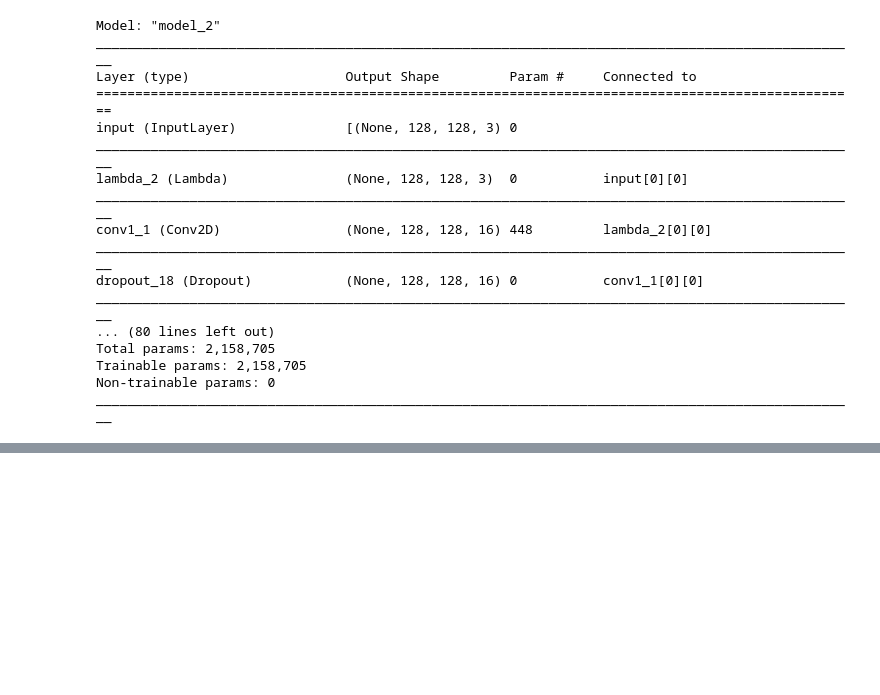
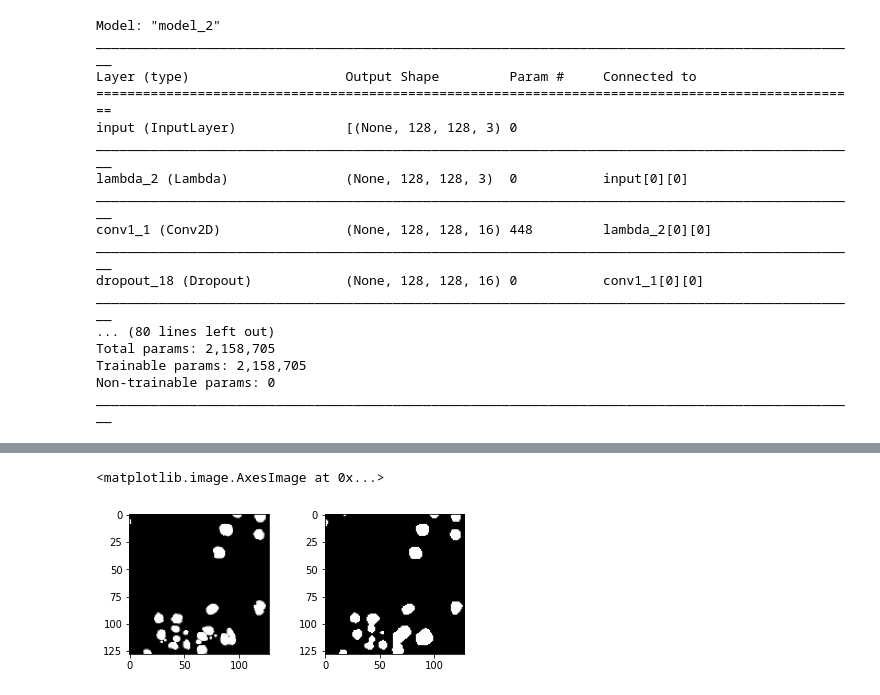
Before and after one commit to mosrihari/DeepLearning_Models, a Jupyter notebook: UNET/Unet.ipynb, the cells around one changed output, grey strips where cells are left out. Drawn from its saved outputs; the diff is of its cells as text; code cells hidden in the pictures; blank space fills up the shorter version.

Commit message:
UNET ipynb

```diff
--- a/UNET/Unet.ipynb
+++ b/UNET/Unet.ipynb
@@ -170,10 +194,10 @@ xtest = X_test / 255.0
 
 #Build the model
 inputs = tf.keras.layers.Input((128, 128, 3))
-s = tf.keras.layers.Lambda(lambda x: x / 255)(inputs)
+#s = tf.keras.layers.Lambda(lambda x: x / 255)(inputs)
 
 #Contraction path
-c1 = tf.keras.layers.Conv2D(16, (3, 3), activation='relu', kernel_initializer='he_normal', padding='same')(s)
+c1 = tf.keras.layers.Conv2D(16, (3, 3), activation='relu', kernel_initializer='he_normal', padding='same')(inputs)
 c1 = tf.keras.layers.Dropout(0.1)(c1)
 c1 = tf.keras.layers.Conv2D(16, (3, 3), activation='relu', kernel_initializer='he_normal', padding='same')(c1)
 p1 = tf.keras.layers.MaxPooling2D((2, 2))(c1)
@@ -247,13 +271,3 @@ Total params: 1,941,105
 Trainable params: 1,941,105
 Non-trainable params: 0
 __________________________________________________________________________________________________
-# %%
-#Modelcheckpoint
-from tensorflow.keras.callbacks import ModelCheckpoint, EarlyStopping
-checkpointer = ModelCheckpoint('/content/drive/MyDrive/DeepLearning_Models/UNET /model_for_nuclei.h5',
-                                                  verbose=1, save_best_only=True)
-
-callbacks = [
-        EarlyStopping(patience=25, monitor='val_loss')]
-
-results = model.fit(X_train, y_train, validation_split=0.2,batch_size=1, epochs=25, callbacks=callbacks)
@@ -264,0 +274,9 @@ KeyboardInterrupt: ignored
+# %%
+train_gen = DataGen(train_ids, TRAIN_PATH, image_size=image_size, batch_size=batch_size)
+valid_gen = DataGen(valid_ids, TRAIN_PATH, image_size=image_size, batch_size=batch_size)
+
+train_steps = len(train_ids)//batch_size
+valid_steps = len(valid_ids)//batch_size
+
+model.fit_generator(train_gen, validation_data=valid_gen, steps_per_epoch=train_steps, validation_steps=valid_steps,
+                    epochs=epochs)
@@ -265,2 +297,7 @@ KeyboardInterrupt: ignored
+# %%
+x, y = valid_gen.__getitem__(1)
+result = model.predict(x)
+
+result = result > 0.5
 # %%
 import matplotlib.pyplot as plt
@@ -317,0 +304,12 @@ plt.show()
+# %%
+fig = plt.figure()
+fig.subplots_adjust(hspace=0.4, wspace=0.4)
+
+ax = fig.add_subplot(1, 2, 1)
+ax.imshow(np.reshape(y[0]*255, (image_size, image_size)), cmap="gray")
+
+ax = fig.add_subplot(1, 2, 2)
+ax.imshow(np.reshape(result[0]*255, (image_size, image_size)), cmap="gray")
+# %% [output]
+<matplotlib.image.AxesImage at 0x...>
+[figure, added]
```
Also changed, not shown: parts of 23 cells of this notebook.
